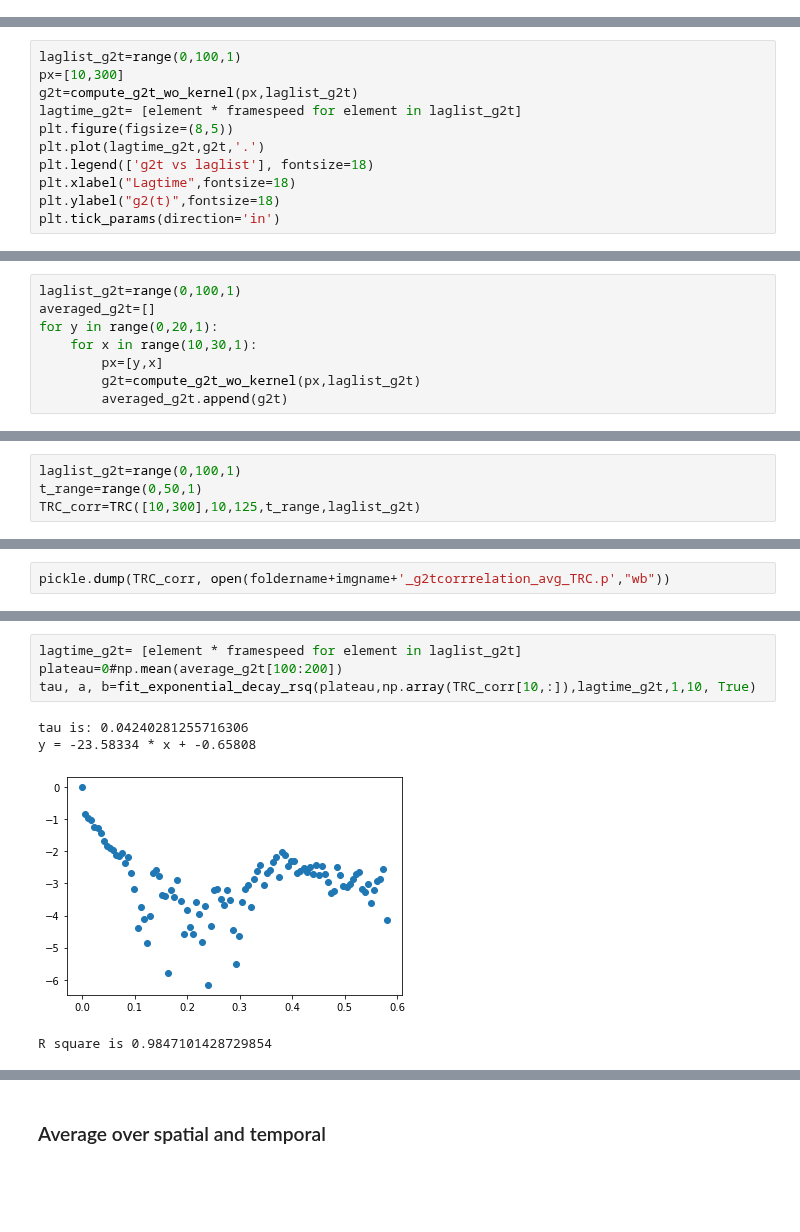
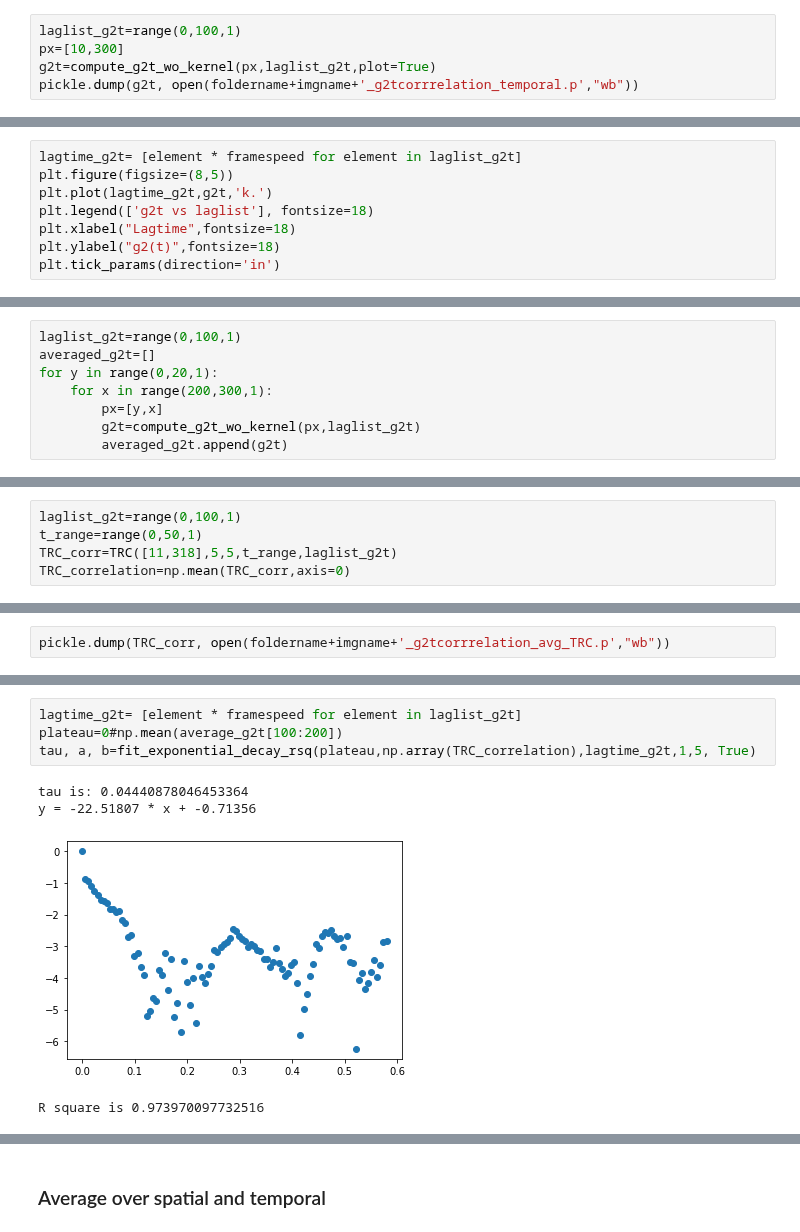
Before and after one commit to wwy-wwy-wwy/Speckle_project, a Jupyter notebook: speckle/colloidal_analysis/20221129data_colloidal_suspension.ipynb, the cells around one changed output, grey strips where cells are left out. Drawn from its saved outputs; the diff is of its cells as text; blank space fills up the shorter version.

```diff
--- a/speckle/colloidal_analysis/20221129data_colloidal_suspension.ipynb
+++ b/speckle/colloidal_analysis/20221129data_colloidal_suspension.ipynb
@@ -108 +113,6 @@ def compute_g2t_wo_kernel(px,laglist_g2t,normalize=True):
     return g2t
+# %%
+laglist_g2t=range(0,100,1)
+px=[10,300]
+g2t=compute_g2t_wo_kernel(px,laglist_g2t,plot=True)
+pickle.dump(g2t, open(foldername+imgname+'_g2tcorrrelation_temporal.p',"wb"))
@@ -109,10 +121,7 @@ def compute_g2t_wo_kernel(px,laglist_g2t,normalize=True):
 # %%
-laglist_g2t=range(0,100,1)
-px=[10,300]
-g2t=compute_g2t_wo_kernel(px,laglist_g2t)
 lagtime_g2t= [element * framespeed for element in laglist_g2t]
 plt.figure(figsize=(8,5))
-plt.plot(lagtime_g2t,g2t,'.')
+plt.plot(lagtime_g2t,g2t,'k.')
 plt.legend(['g2t vs laglist'], fontsize=18)
 plt.xlabel("Lagtime",fontsize=18)
 plt.ylabel("g2(t)",fontsize=18)
@@ -153,7 +162,7 @@ print(D)
 laglist_g2t=range(0,100,1)
 averaged_g2t=[]
 for y in range(0,20,1):
-    for x in range(10,30,1):
+    for x in range(200,300,1):
         px=[y,x]
         g2t=compute_g2t_wo_kernel(px,laglist_g2t)
         averaged_g2t.append(g2t)
@@ -231,5 +251,6 @@ def TRC(pixel,kernel_size_y, kernel_size_x, t_interest, tau_interest,normalize=T
 # %%
 laglist_g2t=range(0,100,1)
 t_range=range(0,50,1)
-TRC_corr=TRC([10,300],10,125,t_range,laglist_g2t)
+TRC_corr=TRC([11,318],5,5,t_range,laglist_g2t)
+TRC_correlation=np.mean(TRC_corr,axis=0)
 # %% [output]
@@ -249,10 +270,10 @@ plt.tick_params(direction='in')
 # %%
 lagtime_g2t= [element * framespeed for element in laglist_g2t]
 plateau=0#np.mean(average_g2t[100:200])
-tau, a, b=fit_exponential_decay_rsq(plateau,np.array(TRC_corr[10,:]),lagtime_g2t,1,10, True)
+tau, a, b=fit_exponential_decay_rsq(plateau,np.array(TRC_correlation),lagtime_g2t,1,5, True)
 # %% [output]
-tau is: 0.04240281255716306
-y = -23.58334 * x + -0.65808
+tau is: 0.04440878046453364
+y = -22.51807 * x + -0.71356
-[figure, old version]
+[figure, new version]
-R square is 0.9847101428729854
+R square is 0.973970097732516
 # %%
```
Also changed, not shown: parts of 25 cells of this notebook, 20 other files.
